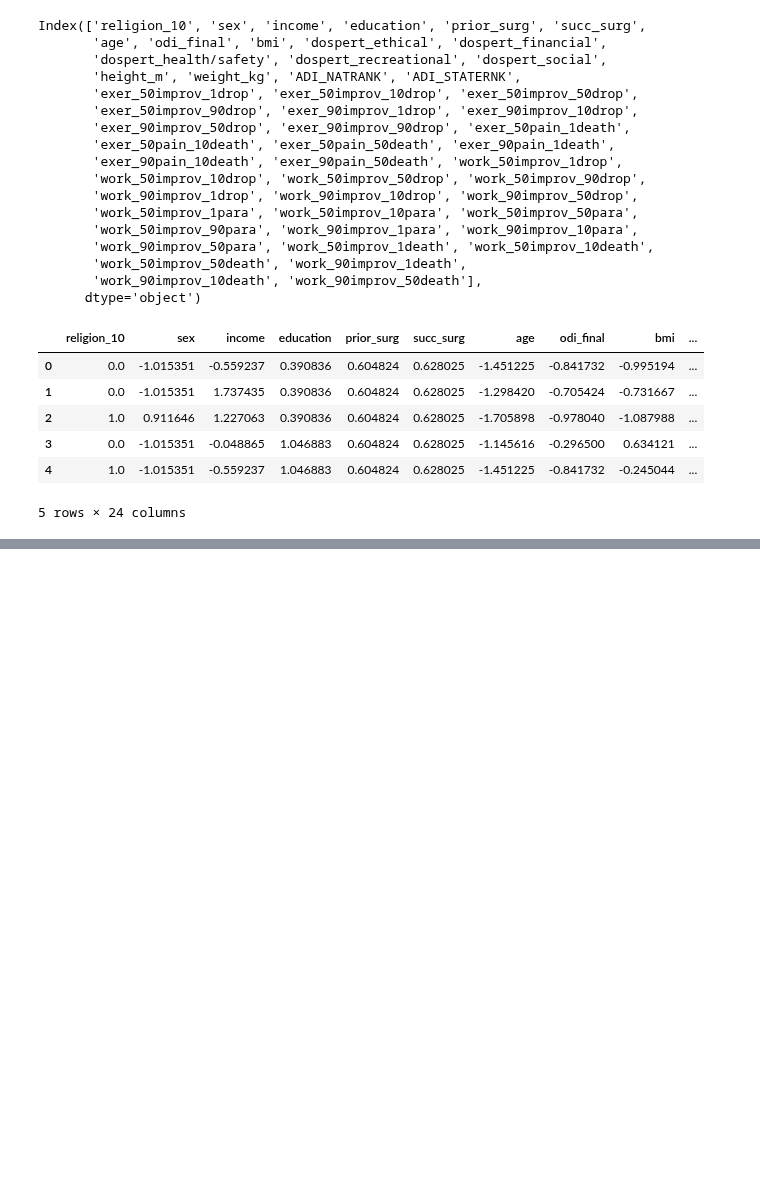
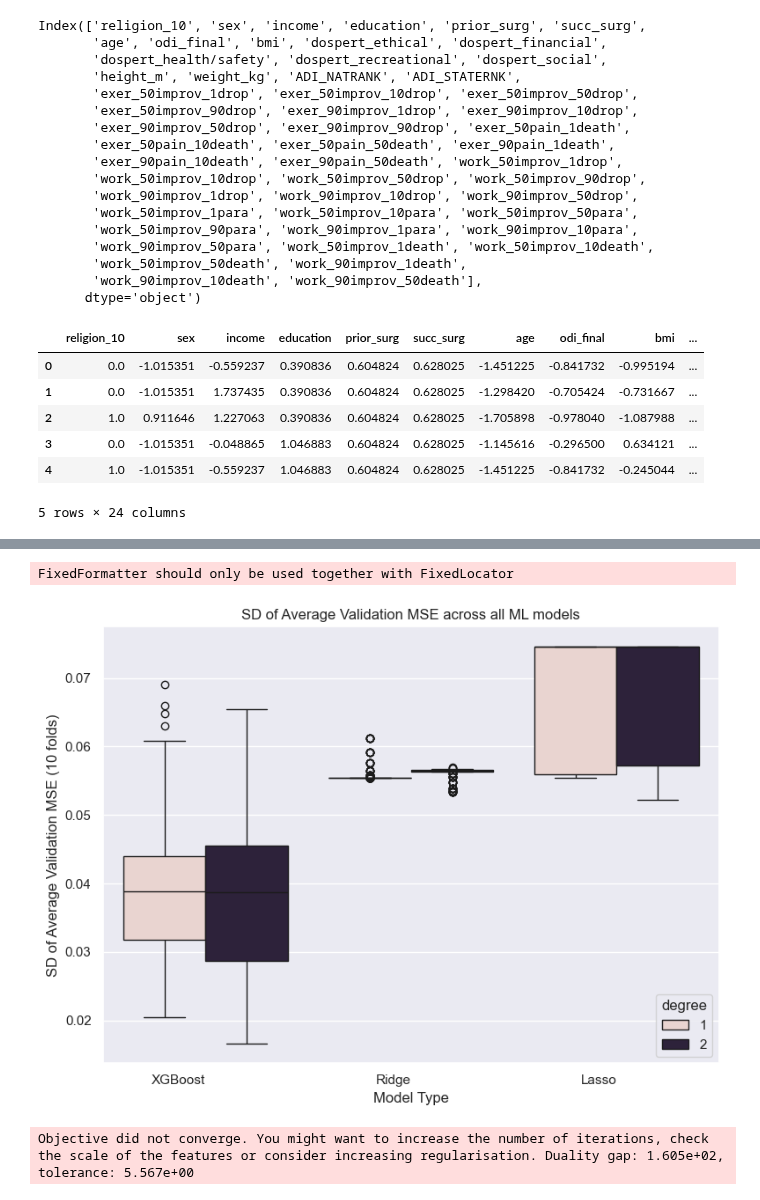
Before and after one commit to evanyfyip/vm-spinal-risk, a Jupyter notebook: vm-spinal-risk/notebooks/aim3_predictive_modeling/step2_ml_pipeline_choice_model.ipynb, the cells around one changed output, grey strips where cells are left out. Saved outputs shown, nothing was run; the diff lists cells and outputs as text; code cells hidden in the pictures; blank space fills up the shorter version.

```diff
--- a/vm-spinal-risk/notebooks/aim3_predictive_modeling/step2_ml_pipeline_choice_model.ipynb
+++ b/vm-spinal-risk/notebooks/aim3_predictive_modeling/step2_ml_pipeline_choice_model.ipynb
@@ -247,0 +301,13 @@ XGBoost - Test Mean Squared Error: 0.5412554622748831
+# %%
+fig, ax = plt.subplots(figsize=(8, 6))
+sns.boxplot(final_cv_results, x='model_name', y='std_test_score', hue='degree', ax=ax)
+ax.set_xticklabels(labels, rotation=0, ha='right', rotation_mode='anchor')
+ax.set_ylabel('SD of Average Validation MSE (10 folds)')
+ax.set_xlabel('Model Type')
+ax.set_title('SD of Average Validation MSE across all ML models')
+plt.tight_layout()
+plt.savefig('../../figures/hp_tuning/all_choice_models_validation_stdev.png')
+plt.show()
+# %% [output]
+FixedFormatter should only be used together with FixedLocator
+[figure, added]
@@ -247,0 +318,25 @@ XGBoost - Test Mean Squared Error: 0.5412554622748831
+# %%
+# Fitting the best models on the other split
+fitted_models_df = best_models_df.copy()
+scores_dict = {'train_mse':[], 'train_r2':[], 'test_mse':[], 'test_r2':[]}
+for row in best_models_df.itertuples():
+    model = models[row.model_name]
+    model = model.set_params(**ast.literal_eval(row.params))
+    X_train_transform = PolynomialFeatures(degree=row.degree).fit_transform(X_train)
+    X_test_transform = PolynomialFeatures(degree=row.degree).fit_transform(X_test)
+    model.fit(X_train_transform, y_train)
+    y_train_pred = model.predict(X_train_transform)
+    y_test_pred = model.predict(X_test_transform)
+    scores_dict['train_mse'].append(mean_squared_error(y_true=y_train, y_pred=y_train_pred))
+    scores_dict['train_r2'].append(r2_score(y_true=y_train, y_pred=y_train_pred))
+    scores_dict['test_mse'].append(mean_squared_error(y_true=y_test, y_pred=y_test_pred))
+    scores_dict['test_r2'].append(r2_score(y_true=y_test, y_pred=y_test_pred))
+fitted_models_df['train mse'] = scores_dict['train_mse']
+fitted_models_df['train R2'] = scores_dict['train_r2']
+fitted_models_df['test mse'] = scores_dict['test_mse']
+fitted_models_df['test R2'] = scores_dict['test_r2']
+
+fitted_models_unique_df = fitted_models_df.drop_duplicates(subset=['model_name', 'degree',
+                                                                   'test mse', 'test R2'])
+# %% [output]
+Objective did not converge. You might want to increase the number of iterations, check the scale of the features or consider increasing regularisation. Duality gap: 1.605e+02, tolerance: 5.567e+00
```
Also changed, not shown: parts of 20 cells of this notebook, 12 other files.
